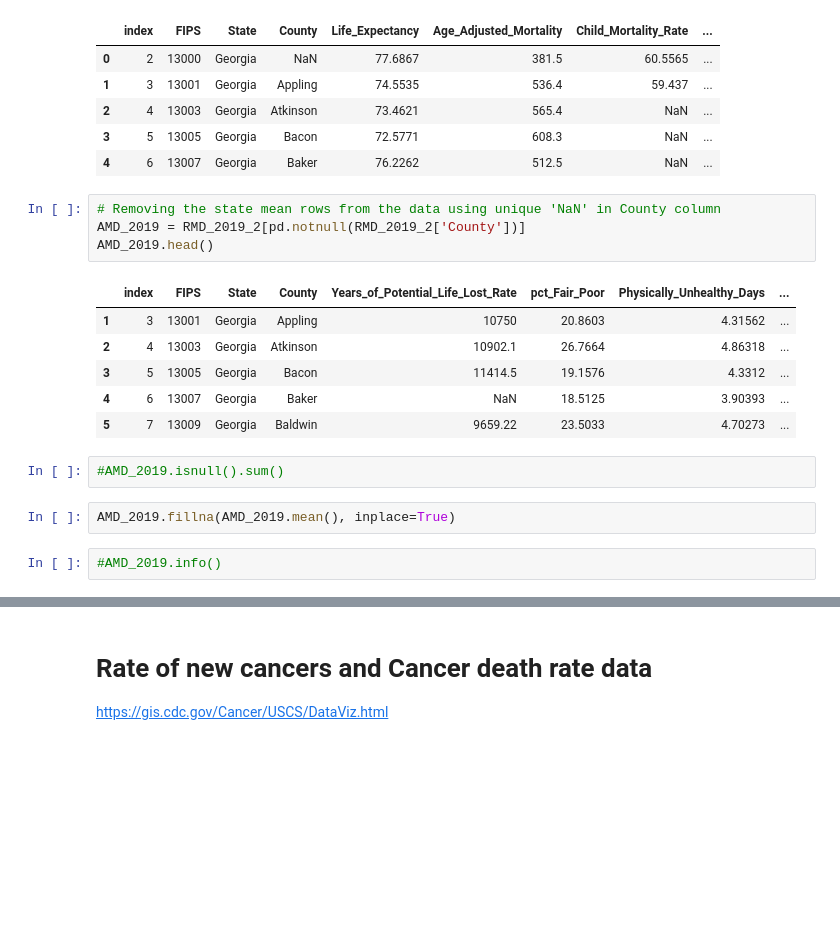
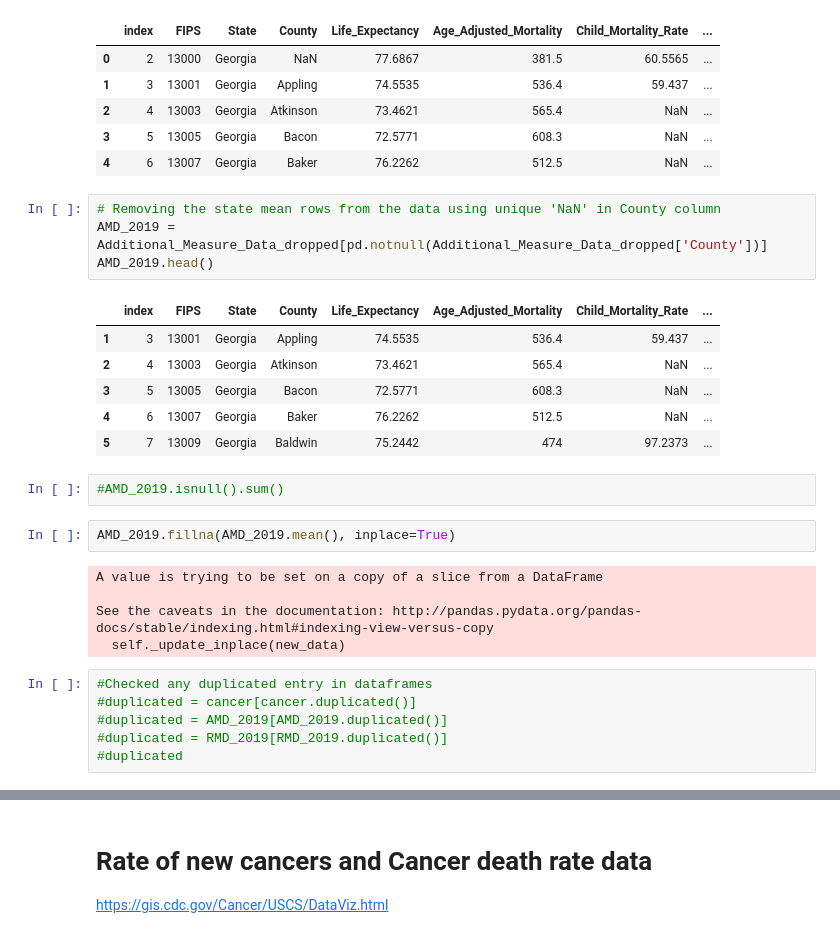
Before and after one commit to Ashutosh-Singhal/Cancer_SHD_TN, a Jupyter notebook: Data_loading_Cleaning.ipynb, the cells around one changed output, grey strips where cells are left out. Cells and saved outputs as stored; diff of their text form; blank space fills up the shorter version.

```diff
--- a/Data_loading_Cleaning.ipynb
+++ b/Data_loading_Cleaning.ipynb
@@ -253,18 +286,27 @@ Additional_Measure_Data_dropped.head()
 | 4 | 6 | 13007 | Georgia | Baker | 76.2262 | 512.5 | NaN | ... |
 # %%
 # Removing the state mean rows from the data using unique 'NaN' in County column
-AMD_2019 = RMD_2019_2[pd.notnull(RMD_2019_2['County'])]
+AMD_2019 = Additional_Measure_Data_dropped[pd.notnull(Additional_Measure_Data_dropped['County'])]
 AMD_2019.head()
 # %% [output]
-|  | index | FIPS | State | County | Years_of_Potential_Life_Lost_Rate | pct_Fair_Poor | Physically_Unhealthy_Days | ... |
-| 1 | 3 | 13001 | Georgia | Appling | 10750 | 20.8603 | 4.31562 | ... |
-| 2 | 4 | 13003 | Georgia | Atkinson | 10902.1 | 26.7664 | 4.86318 | ... |
-| 3 | 5 | 13005 | Georgia | Bacon | 11414.5 | 19.1576 | 4.3312 | ... |
-| 4 | 6 | 13007 | Georgia | Baker | NaN | 18.5125 | 3.90393 | ... |
-| 5 | 7 | 13009 | Georgia | Baldwin | 9659.22 | 23.5033 | 4.70273 | ... |
+|  | index | FIPS | State | County | Life_Expectancy | Age_Adjusted_Mortality | Child_Mortality_Rate | ... |
+| 1 | 3 | 13001 | Georgia | Appling | 74.5535 | 536.4 | 59.437 | ... |
+| 2 | 4 | 13003 | Georgia | Atkinson | 73.4621 | 565.4 | NaN | ... |
+| 3 | 5 | 13005 | Georgia | Bacon | 72.5771 | 608.3 | NaN | ... |
+| 4 | 6 | 13007 | Georgia | Baker | 76.2262 | 512.5 | NaN | ... |
+| 5 | 7 | 13009 | Georgia | Baldwin | 75.2442 | 474 | 97.2373 | ... |
 # %%
 #AMD_2019.isnull().sum()
 # %%
 AMD_2019.fillna(AMD_2019.mean(), inplace=True)
+# %% [output]
+A value is trying to be set on a copy of a slice from a DataFrame
+
+See the caveats in the documentation: http://pandas.pydata.org/pandas-docs/stable/indexing.html#indexing-view-versus-copy
+  self._update_inplace(new_data)
-# %%
-#AMD_2019.info()
+# %%
+#Checked any duplicated entry in dataframes
+#duplicated = cancer[cancer.duplicated()]
+#duplicated = AMD_2019[AMD_2019.duplicated()]
+#duplicated = RMD_2019[RMD_2019.duplicated()]
+#duplicated
```
Also changed, not shown: parts of 52 cells of this notebook.
